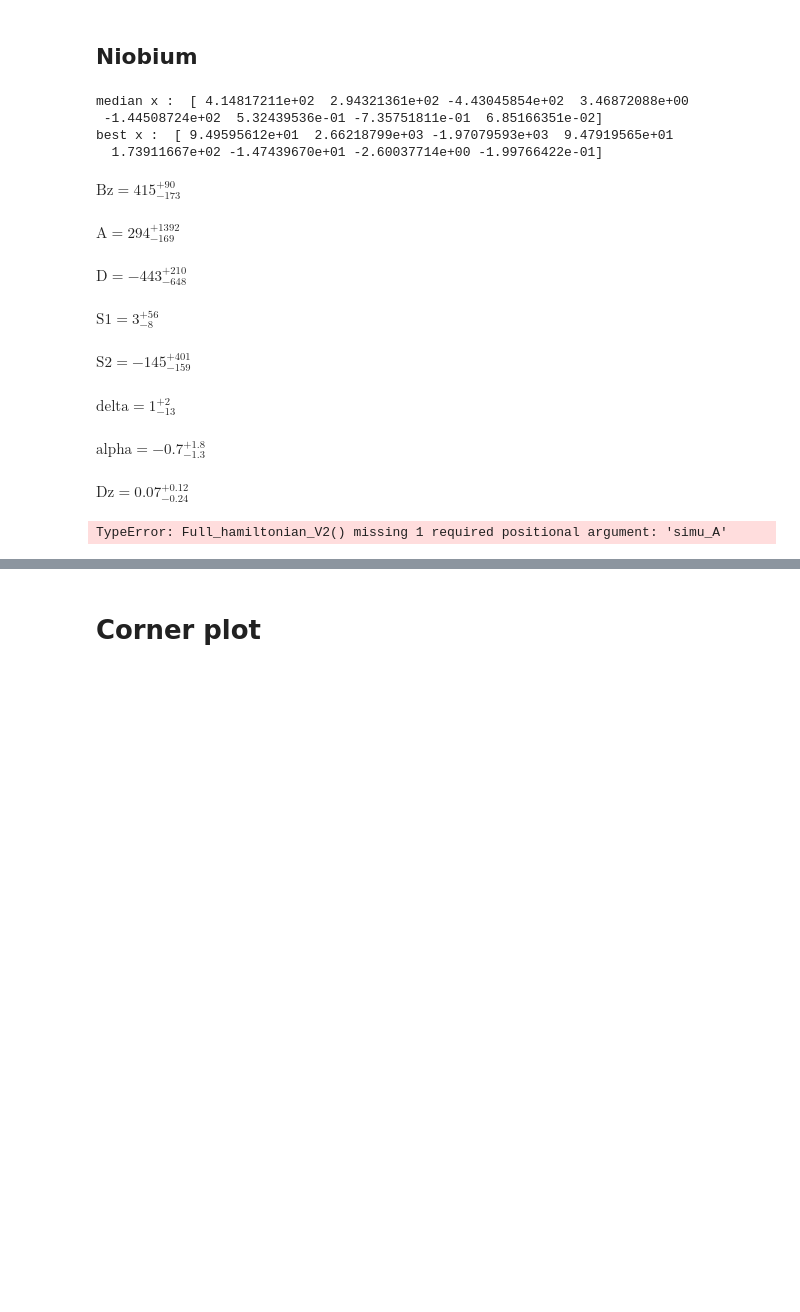
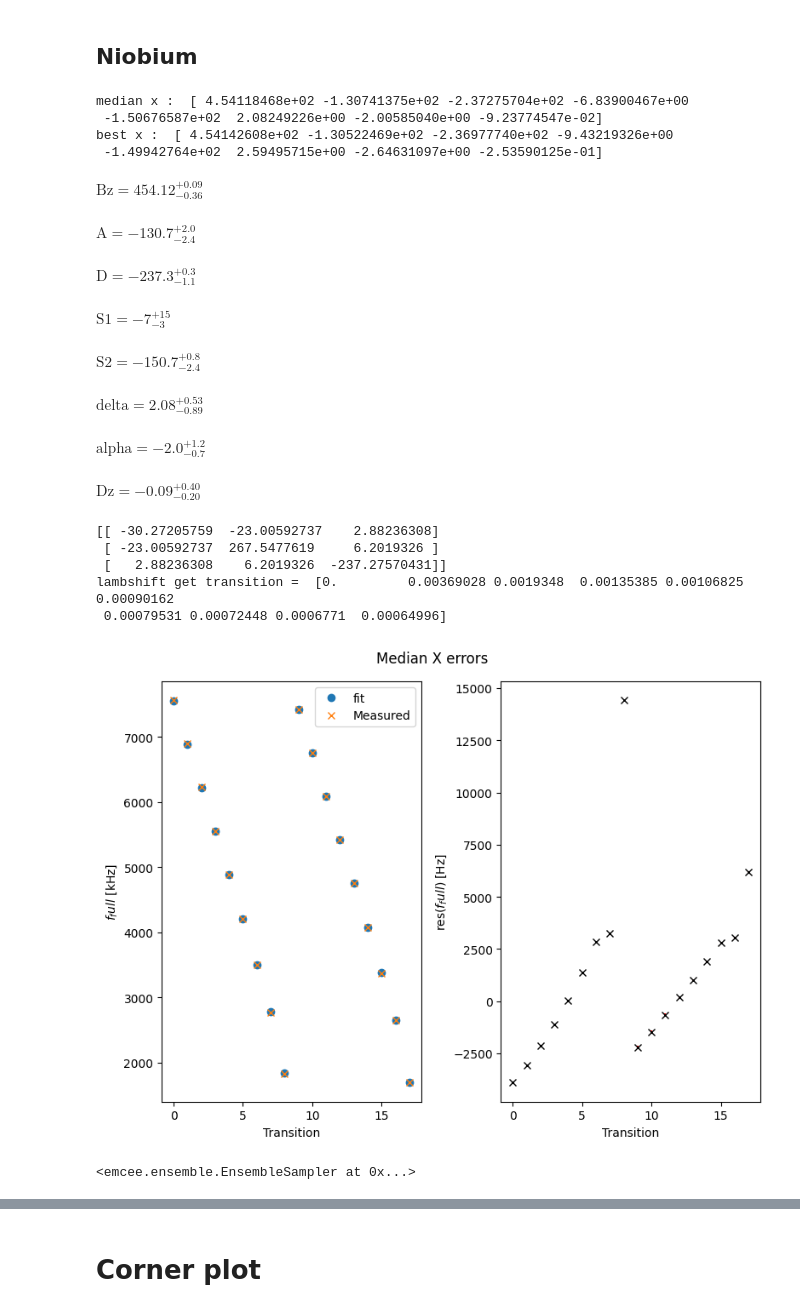
Before and after one commit to leonmyk/Spectroscopy_Hamiltonian_fitter-, a Jupyter notebook: Fitter.ipynb, the cells around one changed output, grey strips where cells are left out. Drawn from its saved outputs; the diff is of its cells as text; code cells hidden in the pictures; blank space fills up the shorter version.

```diff
--- a/Fitter.ipynb
+++ b/Fitter.ipynb
@@ -327,21 +330,27 @@ KeyError: 'full'
 # %% [markdown]
 ## Niobium
 # %%
-fitter_Nb.run_MCMC(state = State.Full, nsteps = 100,guess = best_Nb_new_Full,discard= 10,angle = 5*180/np.pi)
+fitter_Nb.run_MCMC(state = State.Full, nsteps = 5000,guess = best_Nb_new_Full,discard= 500)
 # %% [output]
-median x :  [ 4.14817211e+02  2.94321361e+02 -4.43045854e+02  3.46872088e+00
- -1.44508724e+02  5.32439536e-01 -7.35751811e-01  6.85166351e-02]
-best x :  [ 9.49595612e+01  2.66218799e+03 -1.97079593e+03  9.47919565e+01
-  1.73911667e+02 -1.47439670e+01 -2.60037714e+00 -1.99766422e-01]
+median x :  [ 4.54118468e+02 -1.30741375e+02 -2.37275704e+02 -6.83900467e+00
+ -1.50676587e+02  2.08249226e+00 -2.00585040e+00 -9.23774547e-02]
+best x :  [ 4.54142608e+02 -1.30522469e+02 -2.36977740e+02 -9.43219326e+00
+ -1.49942764e+02  2.59495715e+00 -2.64631097e+00 -2.53590125e-01]
-$\displaystyle \mathrm{Bz} = 415_{-173}^{+90}$
+$\displaystyle \mathrm{Bz} = 454.12_{-0.36}^{+0.09}$
-$\displaystyle \mathrm{A} = 294_{-169}^{+1392}$
+$\displaystyle \mathrm{A} = -130.7_{-2.4}^{+2.0}$
-$\displaystyle \mathrm{D} = -443_{-648}^{+210}$
+$\displaystyle \mathrm{D} = -237.3_{-1.1}^{+0.3}$
-$\displaystyle \mathrm{S1} = 3_{-8}^{+56}$
+$\displaystyle \mathrm{S1} = -7_{-3}^{+15}$
-$\displaystyle \mathrm{S2} = -145_{-159}^{+401}$
+$\displaystyle \mathrm{S2} = -150.7_{-2.4}^{+0.8}$
-$\displaystyle \mathrm{delta} = 1_{-13}^{+2}$
+$\displaystyle \mathrm{delta} = 2.08_{-0.89}^{+0.53}$
-$\displaystyle \mathrm{alpha} = -0.7_{-1.3}^{+1.8}$
+$\displaystyle \mathrm{alpha} = -2.0_{-0.7}^{+1.2}$
-$\displaystyle \mathrm{Dz} = 0.07_{-0.24}^{+0.12}$
+$\displaystyle \mathrm{Dz} = -0.09_{-0.20}^{+0.40}$
-TypeError: Full_hamiltonian_V2() missing 1 required positional argument: 'simu_A'
+[[ -30.27205759  -23.00592737    2.88236308]
+ [ -23.00592737  267.5477619     6.2019326 ]
+ [   2.88236308    6.2019326  -237.27570431]]
+lambshift get transition =  [0.         0.00369028 0.0019348  0.00135385 0.00106825 0.00090162
+ 0.00079531 0.00072448 0.0006771  0.00064996]
+[figure, added]
+<emcee.ensemble.EnsembleSampler at 0x...>
 # %%
 fitter_Nb.Plot_Best(State.Full)
 # %% [output]
```
Also changed, not shown: parts of 9 cells of this notebook, 4 other files.
